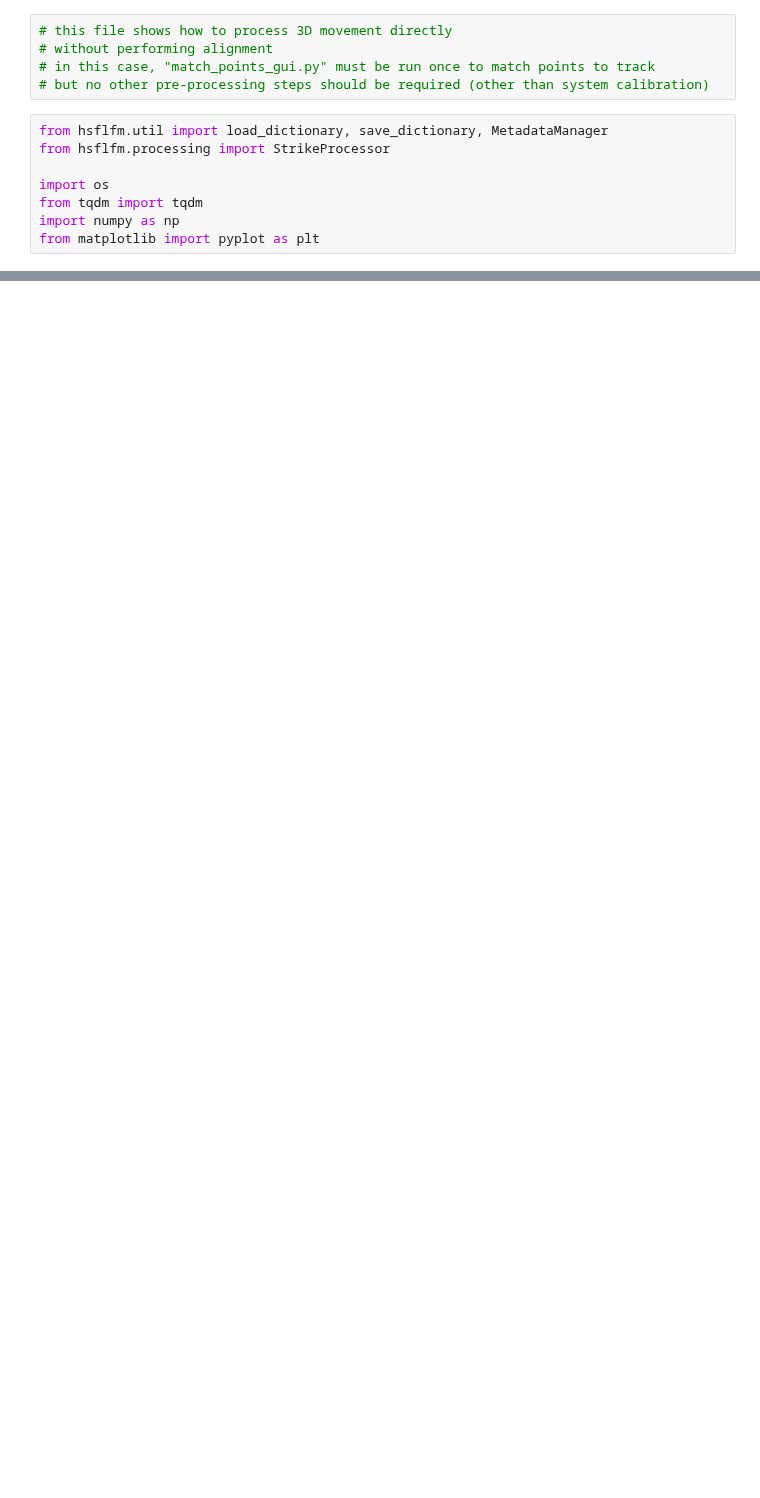
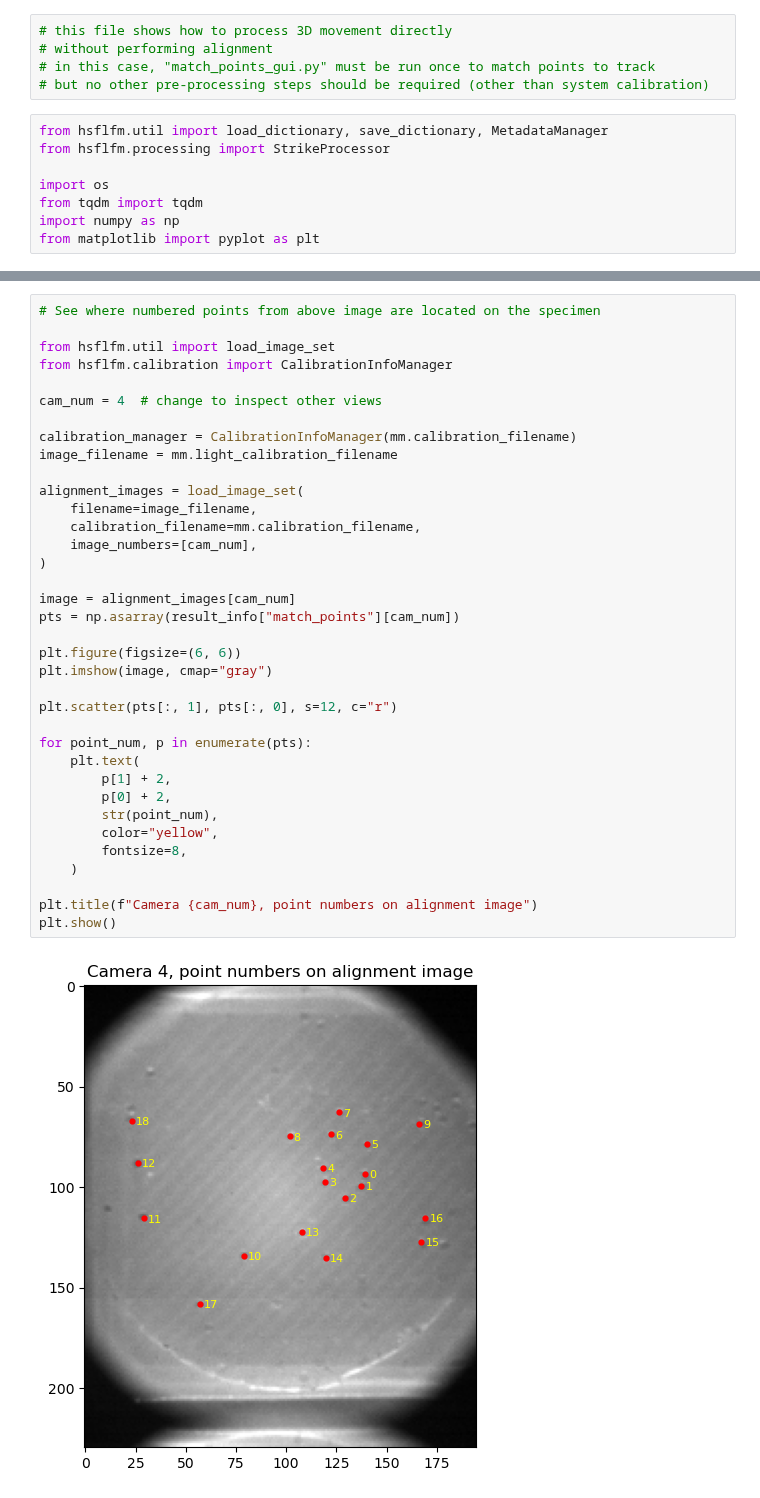
Before and after one commit to avaduri/HighSpeedFLFM_JumpingDisks, a Jupyter notebook: processing_scripts/process_without_alignment.ipynb, the cells around one changed output, grey strips where cells are left out. Drawn from its saved outputs; the diff is of its cells as text; blank space fills up the shorter version.

```diff
--- a/processing_scripts/process_without_alignment.ipynb
+++ b/processing_scripts/process_without_alignment.ipynb
@@ -96 +126,39 @@ for dim, color in enumerate(["red", "blue", "green"]):
+# %%
+# See where numbered points from above image are located on the specimen
+
+from hsflfm.util import load_image_set
+from hsflfm.calibration import CalibrationInfoManager
+
+cam_num = 4  # change to inspect other views
+
+calibration_manager = CalibrationInfoManager(mm.calibration_filename)
+image_filename = mm.light_calibration_filename
+
+alignment_images = load_image_set(
+    filename=image_filename,
+    calibration_filename=mm.calibration_filename,
+    image_numbers=[cam_num],
+)
+
+image = alignment_images[cam_num]
+pts = np.asarray(result_info["match_points"][cam_num])
+
+plt.figure(figsize=(6, 6))
+plt.imshow(image, cmap="gray")
+
+plt.scatter(pts[:, 1], pts[:, 0], s=12, c="r")
+
+for point_num, p in enumerate(pts):
+    plt.text(
+        p[1] + 2,
+        p[0] + 2,
+        str(point_num),
+        color="yellow",
+        fontsize=8,
+    )
+
+plt.title(f"Camera {cam_num}, point numbers on alignment image")
+plt.show()
+# %% [output]
+[figure, added]
 # %%
```
Also changed, not shown: parts of 10 cells of this notebook, 12 other files.
